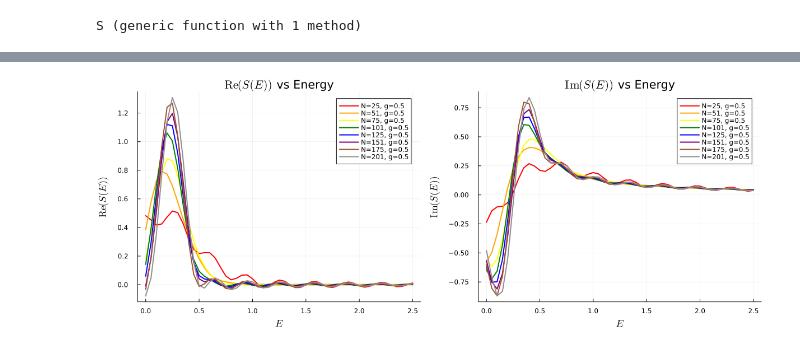
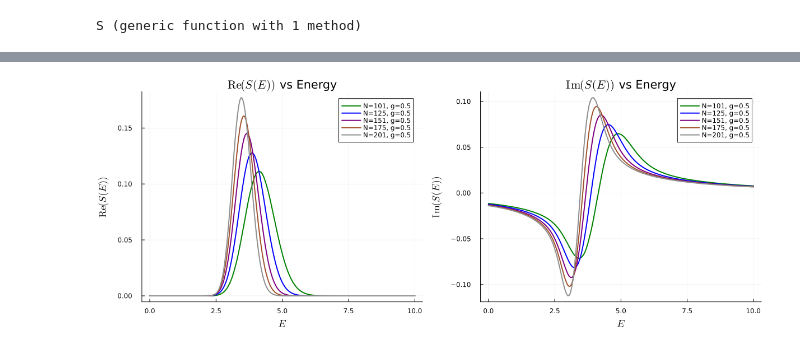
Before and after one commit to SlvrOxgnNtgnYttrm/Simulating-Collider-Physics-Using-Tensor-Networks, a Jupyter notebook: Soft Function.ipynb, the cells around one changed output, grey strips where cells are left out. Cells and saved outputs as stored; diff of their text form; code cells hidden in the pictures.

Commit message:
Calculated S(E) and S(t) for massless scalar field with g=0.5 using DMRG ground state and the perturbative vacuum state

```diff
--- a/Soft Function.ipynb
+++ b/Soft Function.ipynb
@@ -101,9 +113,9 @@ YnbdYn (generic function with 1 method)
 # %% [markdown]
 ### Prepare for Data Collection
 # %%
-t_range = range(0, stop=300, length=201) #Range of the timesteps
-g_list = [0.05, 0.1] #List of coupling constant values
-cutoff_list = [1.6e-26, 7e-13] #List of TDVP cutoff parameters for each value of g
+t_range = range(0, stop=40, length=201) #Range of the timesteps
+g_list = [0.5] #List of coupling constant values
+cutoff_list = [1e-31] #List of TDVP cutoff parameters for each value of g
 if N > 14 #If N > 14, increase the threshold for ITensor's contraction warning
     ITensors.set_warn_order(N)
     ITensors.set_warn_order(N)
@@ -116,5 +128,5 @@ end
 # %%
-SF_data = h5open("Soft_Function_data.h5", "r+") #Open the Soft Function data HDF5 file in read/write mode
+#= SF_data = h5open("Soft_Function_data.h5", "r+") #Open the Soft Function data HDF5 file in read/write mode
 if haskey(SF_data, "N=$N, m=$mass, dp=$dp") == false #Check if the "N=$N, m=$mass, dp=$dp" group doesn't exist
     create_group(SF_data, "N=$N, m=$mass, dp=$dp") #Create a group within the HDF5 file corresponding to the initial parameters
 end
@@ -124,7 +136,7 @@ SF_MPS = h5open("Soft_Function_MPS.h5", "r+")
 if haskey(SF_MPS, "N=$N, m=$mass, dp=$dp") == false
     create_group(SF_MPS, "N=$N, m=$mass, dp=$dp")
 end
-SF_MPS_group = SF_MPS["N=$N, m=$mass, dp=$dp"];
+SF_MPS_group = SF_MPS["N=$N, m=$mass, dp=$dp"]; =#
 # %% [markdown]
 ### Calculate S(t)
 # %%
@@ -141,7 +153,7 @@ end
 # %% [output]
 MakeStates (generic function with 1 method)
 # %%
-for (i, g) in enumerate(g_list)
+#= for (i, g) in enumerate(g_list)
     S_t_list = ComplexF64[] #Create temporary lists for storing S(t), the Psi_0 MPS, and the Psi_t MPS for a given value of g
     if haskey(SF_data_group, "g=$g") == false #Check if the "g=$g" subgroup doesn't exist
         create_group(SF_data_group, "g=$g") #Create a subgroup within the "N=$N, m=$mass, dp=$dp" group corresponding to the given value of g
@@ -152,12 +164,12 @@ for (i, g) in enumerate(g_list)
             #Calculate S(t) by taking the inner product between |Psi_0> and |Psi_t>
             Psi_0, Psi_t = MakeStates(g, t, cutoff_list[i])
 
-            #= if haskey(SF_MPS_group["g=$g"], "Psi_0, t=$t") == false
+            if haskey(SF_MPS_group["g=$g"], "Psi_0, t=$t") == false
                 SF_MPS_group["g=$g"]["Psi_0, t=$t"] = Psi_0 #Create a dataset containing the Psi_0 MPS at timestep t for a given value of g
             end
             if haskey(SF_MPS_group["g=$g"], "Psi_t, t=$t") == false
                 SF_MPS_group["g=$g"]["Psi_t, t=$t"] = Psi_t #Create a dataset containing the Psi_t MPS at timestep t for a given value of g
-            end =#
+            end
 
             S_t = inner(Psi_t, Psi_0)
             push!(S_t_list, S_t) #Store the S(t) value at timestep t
@@ -169,5 +181,5 @@ for (i, g) in enumerate(g_list)
 end
 
 #Store the list of S(t) values into a dictionary 'keyed' by the corresponding value of g
-S_t_list_g = Dict("g=$g" => [SF_data_group["g=$g"]["S(t)"][i] for i in 1:length(t_range)] for g in g_list)
+S_t_list_g = Dict("g=$g" => [SF_data_group["g=$g"]["S(t)"][i] for i in 1:length(t_range)] for g in g_list) =#
 # %% [output]
@@ -225,7 +235,7 @@ end
 # %% [output]
 S (generic function with 1 method)
 # %%
-E_range = 0:0.01:1
+E_range = 0:0.02:2
 for (i, g) in enumerate(g_list)
     S_E_list = ComplexF64[] #Create a temporary list for containing S(E) values for a given value of g
     S_E_list = [S(E, S_t_list_g["g=$g"]) for E in E_range] #Store S(E) for each value of E
@@ -296,40 +326,44 @@ title!("\$|S(E)|\$ vs Energy (g=0.5)")
 # %%
 gr()
-N_list = [25, 51, 75, 101, 125, 151, 175, 201]
-group_name = ["N=$(N_list[i]), m=2.3, dp=$(12.5/((N_list[i])*dx))" for i in 1:length(N_list)]
-colors = ["red", "orange", "yellow", "green", "blue", "purple", "sienna", "gray56"]
+N_list = [101, 125, 151, 175, 201]
+group_name = ["N=$(N_list[i]),g=0.5,m=0,dp=$(4pi/((N_list[i])*dx))" for i in 1:length(N_list)]
+colors = ["green", "blue", "purple", "sienna", "gray56"] #["red", "orange", "yellow", "green", "blue", "purple", "sienna", "gray56"]
 Re_plt = plot()
 for (n, N) in enumerate(N_list)
+    SF_data = h5open("Z:/SF_data/$(group_name[n])", "r")
     Re_plt = plot!(
-        0:0.05:2.5,
-        real(SF_data[group_name[n]]["g=0.5"]["S(E)"][1:51]);
+        0:0.05:10,
+        real(SF_data["S(E)"][1:201]);
         label = "N=$N, g=0.5",
         lw = 2,
         ls = :solid,
         color = colors[n]
     )
+    close(SF_data)
 end
 
 Im_plt = plot()
 for (n, N) in enumerate(N_list)
+    SF_data = h5open("Z:/SF_data/$(group_name[n])", "r")
     Im_plt = plot!(
-        0:0.05:2.5,
-        imag(SF_data[group_name[n]]["g=0.5"]["S(E)"][1:51]);
+        0:0.05:10,
+        imag(SF_data["S(E)"][1:201]);
         label = "N=$N, g=0.5",
         lw = 2,
         ls = :solid,
         color = colors[n]
     )
+    close(SF_data)
 end
 
 plot(Re_plt, Im_plt, layout=(1,2), title=["\$\\mathrm{Re}(S(E))\$ vs Energy" "\$\\mathrm{Im}(S(E))\$ vs Energy"],
     guidefont=font(12),
     xlabel=["\$E\$" "\$E\$"],
     ylabel=["\$\\mathrm{Re}(S(E))\$" "\$\\mathrm{Im}(S(E))\$"],
     size=(1200, 450),
     bottom_margin=18px,
     left_margin=22px)
 
-#savefig("S(E) Plots/Re(S(E)) and Im(S(E)), N=25 to N=201, g=5e-1")
+#savefig("S(E) Plots/Re(S(E)) and Im(S(E)), N=101 to N=201, g=5e-1, m=0, DMRG")
 # %% [output]
-[figure, old version]
+[figure, new version]
```
Also changed, not shown: parts of 21 cells of this notebook, 8 other files.
